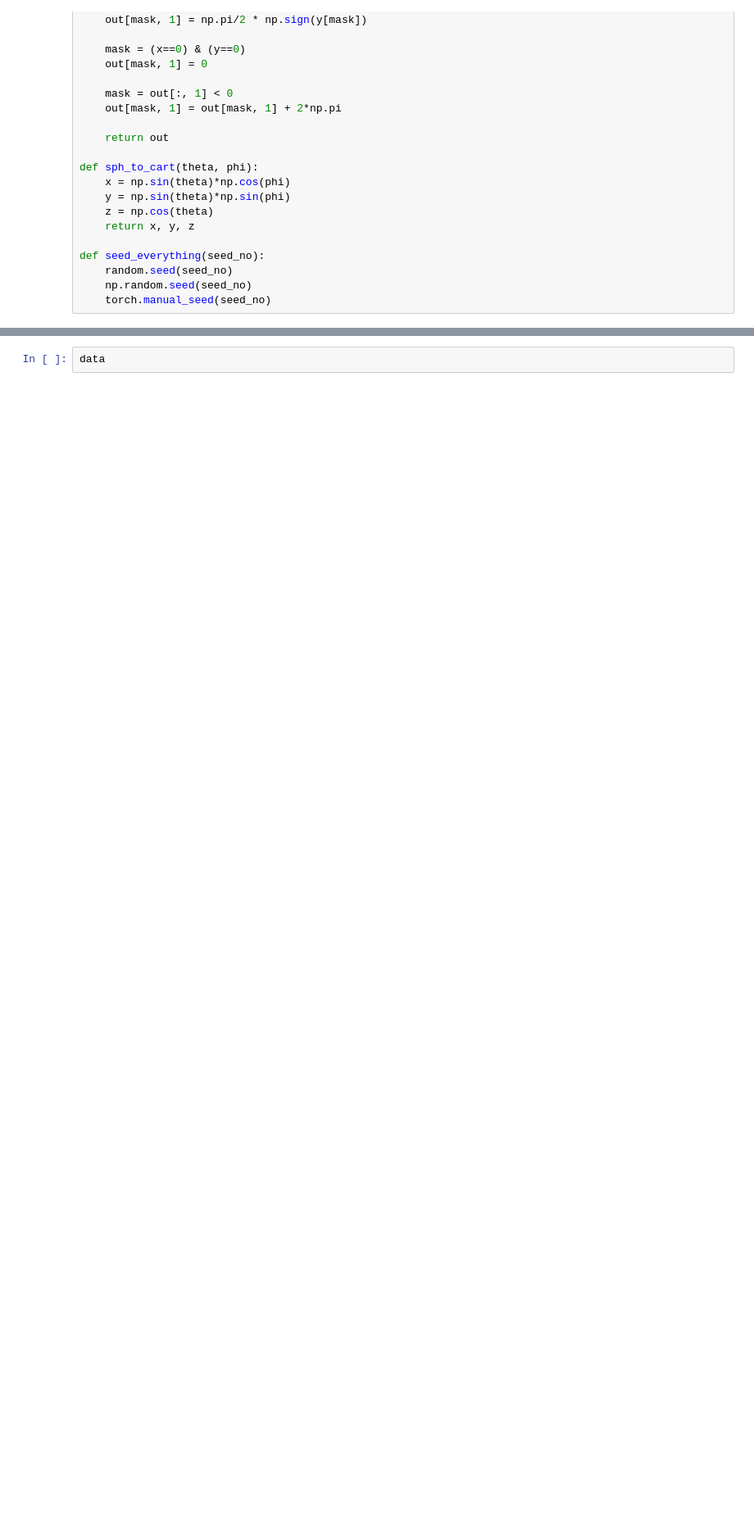
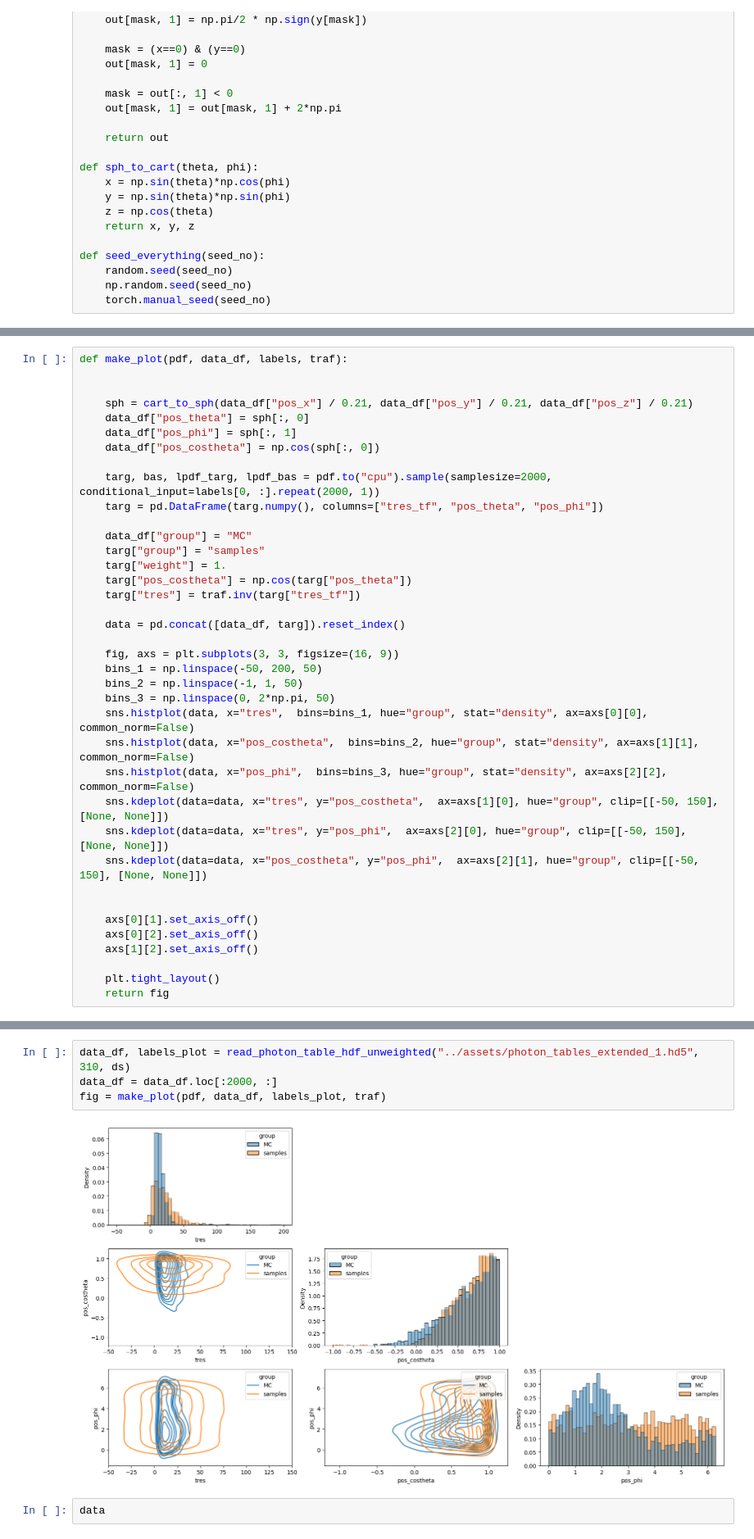
Before and after one commit to chrhck/NeutrinoTelescopes, a Jupyter notebook: notebooks/fit_normalizing_flow.ipynb, the cells around one changed output, grey strips where cells are left out. Shown at 82% size. Saved outputs shown, nothing was run; the diff lists cells and outputs as text; blank space fills up the shorter version.

```diff
--- a/notebooks/fit_normalizing_flow.ipynb
+++ b/notebooks/fit_normalizing_flow.ipynb
@@ -340 +423,39 @@ def read_photon_table_hdf_unweighted(fname, ix, ds):
+# %%
+def make_plot(pdf, data_df, labels, traf):
+
+
+    sph = cart_to_sph(data_df["pos_x"] / 0.21, data_df["pos_y"] / 0.21, data_df["pos_z"] / 0.21)
+    data_df["pos_theta"] = sph[:, 0]
+    data_df["pos_phi"] = sph[:, 1]
+    data_df["pos_costheta"] = np.cos(sph[:, 0])
+
+    targ, bas, lpdf_targ, lpdf_bas = pdf.to("cpu").sample(samplesize=2000, conditional_input=labels[0, :].repeat(2000, 1))
+    targ = pd.DataFrame(targ.numpy(), columns=["tres_tf", "pos_theta", "pos_phi"])
+
+    data_df["group"] = "MC"
+    targ["group"] = "samples"
+    targ["weight"] = 1.
+    targ["pos_costheta"] = np.cos(targ["pos_theta"])
+    targ["tres"] = traf.inv(targ["tres_tf"])
+
+    data = pd.concat([data_df, targ]).reset_index()
+
+    fig, axs = plt.subplots(3, 3, figsize=(16, 9))
+    bins_1 = np.linspace(-50, 200, 50)
+    bins_2 = np.linspace(-1, 1, 50)
+    bins_3 = np.linspace(0, 2*np.pi, 50)
+    sns.histplot(data, x="tres",  bins=bins_1, hue="group", stat="density", ax=axs[0][0], common_norm=False)
+    sns.histplot(data, x="pos_costheta",  bins=bins_2, hue="group", stat="density", ax=axs[1][1], common_norm=False)
+    sns.histplot(data, x="pos_phi",  bins=bins_3, hue="group", stat="density", ax=axs[2][2], common_norm=False)
+    sns.kdeplot(data=data, x="tres", y="pos_costheta",  ax=axs[1][0], hue="group", clip=[[-50, 150], [None, None]])
+    sns.kdeplot(data=data, x="tres", y="pos_phi",  ax=axs[2][0], hue="group", clip=[[-50, 150], [None, None]])
+    sns.kdeplot(data=data, x="pos_costheta", y="pos_phi",  ax=axs[2][1], hue="group", clip=[[-50, 150], [None, None]])
+
+
+    axs[0][1].set_axis_off()
+    axs[0][2].set_axis_off()
+    axs[1][2].set_axis_off()
+
+    plt.tight_layout()
+    return fig
 # %%
@@ -513,3 +579,9 @@ plt.tight_layout()
+# %%
+data_df, labels_plot = read_photon_table_hdf_unweighted("../assets/photon_tables_extended_1.hd5", 310, ds)
+data_df = data_df.loc[:2000, :]
+fig = make_plot(pdf, data_df, labels_plot, traf)
+# %% [output]
+[figure, added]
 # %%
 data
 # %% [output]
```
Also changed, not shown: parts of 7 cells of this notebook, 1 other file.
